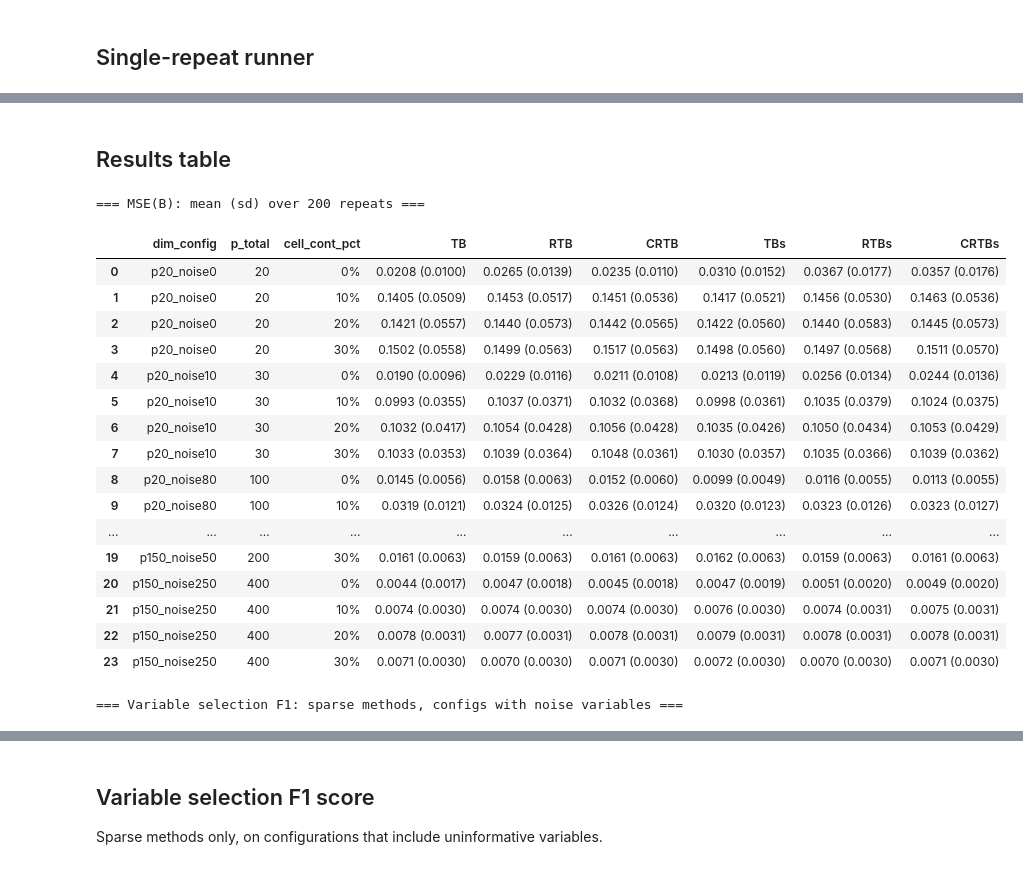
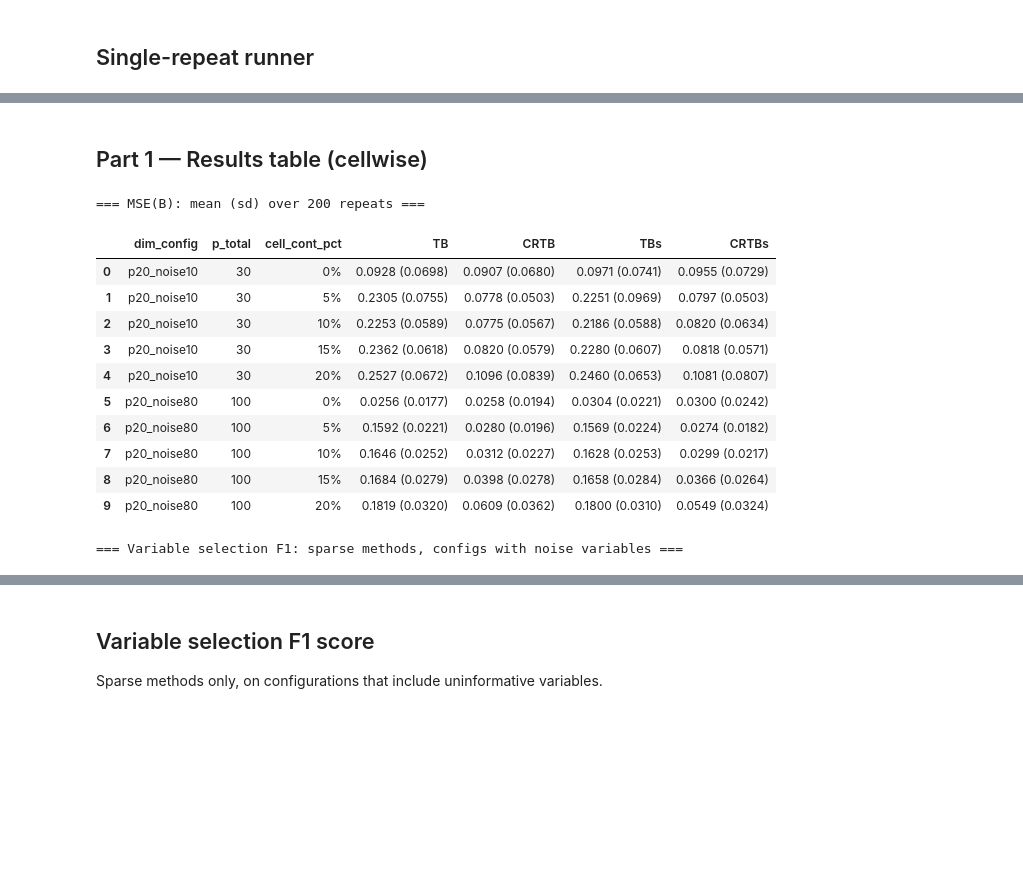
Before and after one commit to SvenSerneels/twoblock, a Jupyter notebook: examples/simulation_crtb.ipynb, the cells around one changed output, grey strips where cells are left out. Saved outputs shown, nothing was run; the diff lists cells and outputs as text; code cells hidden in the pictures; blank space fills up the shorter version.

```diff
--- a/examples/simulation_crtb.ipynb
+++ b/examples/simulation_crtb.ipynb
@@ -195,15 +241,18 @@ X_chk, Y_chk, _ = generate_clean_data(rng_check, n=100, p_signal=20, p_noise=10,
 
 print(f"{'Cell cont. target':>20} {'Actual X cells':>16} {'Actual X rows':>14} {'Actual Y cells':>16} {'Actual Y rows':>14}")
 print("-" * 85)
-for ccp in [0.10, 0.20, 0.30]:
+for ccp in [0.05, 0.10, 0.15, 0.20]:
     rng_v = np.random.default_rng(0)
-    Xc, mx = add_cellwise_outliers_block(X_chk, ccp, 10.0, rng_v, row_rate=0.70)
+    Xc, mx = add_cellwise_outliers_block(X_chk, ccp, 10.0, rng_v, row_rate=0.70, signal_cols=20)
     Yc, my = add_cellwise_outliers_block(Y_chk, ccp, 10.0, rng_v, row_rate=0.70)
     xc_pct = 100 * mx.sum() / mx.size
     xr_pct = 100 * mx.any(axis=1).sum() / mx.shape[0]
     yc_pct = 100 * my.sum() / my.size
     yr_pct = 100 * my.any(axis=1).sum() / my.shape[0]
-    print(f"{ccp*100:>19.0f}%  {xc_pct:>14.1f}%  {xr_pct:>12.1f}%  {yc_pct:>14.1f}%  {yr_pct:>12.1f}%")
+    print(f"{ccp*100:>18.0f}% {xc_pct:>14.1f}% {xr_pct:>12.0f}% {yc_pct:>14.1f}% {yr_pct:>12.0f}%")
+
+print("\nNote: X contamination targets signal columns only (positive shifts).")
+print("Y contamination targets all columns (positive shifts).")
 # %% [output]
    Cell cont. target   Actual X cells  Actual X rows   Actual Y cells  Actual Y rows
 -------------------------------------------------------------------------------------
@@ -369,46 +552,42 @@ KeyboardInterrupt:
 # %% [markdown]
-## Results table
+## Part 1 — Results table (cellwise)
 # %%
-df = ps.DataFrame(all_results)
+df_cw = ps.DataFrame(all_results_cw)
 
 # Format helper: mean (sd)
 def fmt(df, col):
     return df.apply(lambda r: f"{r[col+'_mean']:.4f} ({r[col+'_sd']:.4f})", axis=1)
 
 # MSE table
 print("=== MSE(B): mean (sd) over", n_repeats, "repeats ===")
-mse_table = df[['dim_config', 'p_total', 'cell_cont_pct']].copy()
+mse_table = df_cw[['dim_config', 'p_total', 'cell_cont_pct']].copy()
 mse_table['cell_cont_pct'] = (mse_table['cell_cont_pct'] * 100).astype(int).astype(str) + '%'
-for label, col in [('TB',   'tb_mse'),  ('RTB',  'rtb_mse'),  ('CRTB', 'crtb_mse'),
-                    ('TBs',  'tbs_mse'), ('RTBs', 'rtbs_mse'), ('CRTBs','crtbs_mse')]:
-    mse_table[label] = fmt(df, col)
+for label, col in [('TB',    'tb_mse'),  ('CRTB',  'crtb_mse'),
+                   ('TBs',   'tbs_mse'), ('CRTBs', 'crtbs_mse')]:
+    mse_table[label] = fmt(df_cw, col)
 display(mse_table)
 
 # F1 table — sparse methods, noise configs only
-noise_mask = df['p_noise'] > 0
+noise_mask = df_cw['p_noise'] > 0
 print("\n=== Variable selection F1: sparse methods, configs with noise variables ===")
-f1_table = df.loc[noise_mask, ['dim_config', 'p_signal', 'p_noise', 'cell_cont_pct']].copy()
+f1_table = df_cw.loc[noise_mask, ['dim_config', 'p_signal', 'p_noise', 'cell_cont_pct']].copy()
 f1_table['cell_cont_pct'] = (f1_table['cell_cont_pct'] * 100).astype(int).astype(str) + '%'
-for label, col in [('TBs F1', 'tbs_f1'), ('RTBs F1', 'rtbs_f1'), ('CRTBs F1', 'crtbs_f1')]:
-    f1_table[label] = fmt(df.loc[noise_mask], col)
+for label, col in [('TBs F1', 'tbs_f1'), ('CRTBs F1', 'crtbs_f1')]:
+    f1_table[label] = fmt(df_cw.loc[noise_mask], col)
+f1_table['TBs eta (avg)']  = df_cw.loc[noise_mask, 'tbs_eta_mean'].round(3)
+f1_table['CRTBs eta (avg)'] = df_cw.loc[noise_mask, 'crtbs_eta_mean'].round(3)
 display(f1_table)
 # %% [output]
 === MSE(B): mean (sd) over 200 repeats ===
-|  | dim_config | p_total | cell_cont_pct | TB | RTB | CRTB | TBs | RTBs | CRTBs |
-| 0 | p20_noise0 | 20 | 0% | 0.0208 (0.0100) | 0.0265 (0.0139) | 0.0235 (0.0110) | 0.0310 (0.0152) | 0.0367 (0.0177) | 0.0357 (0.0176) |
-| 1 | p20_noise0 | 20 | 10% | 0.1405 (0.0509) | 0.1453 (0.0517) | 0.1451 (0.0536) | 0.1417 (0.0521) | 0.1456 (0.0530) | 0.1463 (0.0536) |
-| 2 | p20_noise0 | 20 | 20% | 0.1421 (0.0557) | 0.1440 (0.0573) | 0.1442 (0.0565) | 0.1422 (0.0560) | 0.1440 (0.0583) | 0.1445 (0.0573) |
-| 3 | p20_noise0 | 20 | 30% | 0.1502 (0.0558) | 0.1499 (0.0563) | 0.1517 (0.0563) | 0.1498 (0.0560) | 0.1497 (0.0568) | 0.1511 (0.0570) |
-| 4 | p20_noise10 | 30 | 0% | 0.0190 (0.0096) | 0.0229 (0.0116) | 0.0211 (0.0108) | 0.0213 (0.0119) | 0.0256 (0.0134) | 0.0244 (0.0136) |
-| 5 | p20_noise10 | 30 | 10% | 0.0993 (0.0355) | 0.1037 (0.0371) | 0.1032 (0.0368) | 0.0998 (0.0361) | 0.1035 (0.0379) | 0.1024 (0.0375) |
-| 6 | p20_noise10 | 30 | 20% | 0.1032 (0.0417) | 0.1054 (0.0428) | 0.1056 (0.0428) | 0.1035 (0.0426) | 0.1050 (0.0434) | 0.1053 (0.0429) |
-| 7 | p20_noise10 | 30 | 30% | 0.1033 (0.0353) | 0.1039 (0.0364) | 0.1048 (0.0361) | 0.1030 (0.0357) | 0.1035 (0.0366) | 0.1039 (0.0362) |
-| 8 | p20_noise80 | 100 | 0% | 0.0145 (0.0056) | 0.0158 (0.0063) | 0.0152 (0.0060) | 0.0099 (0.0049) | 0.0116 (0.0055) | 0.0113 (0.0055) |
-| 9 | p20_noise80 | 100 | 10% | 0.0319 (0.0121) | 0.0324 (0.0125) | 0.0326 (0.0124) | 0.0320 (0.0123) | 0.0323 (0.0126) | 0.0323 (0.0127) |
-| ... | ... | ... | ... | ... | ... | ... | ... | ... | ... |
-| 19 | p150_noise50 | 200 | 30% | 0.0161 (0.0063) | 0.0159 (0.0063) | 0.0161 (0.0063) | 0.0162 (0.0063) | 0.0159 (0.0063) | 0.0161 (0.0063) |
-| 20 | p150_noise250 | 400 | 0% | 0.0044 (0.0017) | 0.0047 (0.0018) | 0.0045 (0.0018) | 0.0047 (0.0019) | 0.0051 (0.0020) | 0.0049 (0.0020) |
-| 21 | p150_noise250 | 400 | 10% | 0.0074 (0.0030) | 0.0074 (0.0030) | 0.0074 (0.0030) | 0.0076 (0.0030) | 0.0074 (0.0031) | 0.0075 (0.0031) |
-| 22 | p150_noise250 | 400 | 20% | 0.0078 (0.0031) | 0.0077 (0.0031) | 0.0078 (0.0031) | 0.0079 (0.0031) | 0.0078 (0.0031) | 0.0078 (0.0031) |
-| 23 | p150_noise250 | 400 | 30% | 0.0071 (0.0030) | 0.0070 (0.0030) | 0.0071 (0.0030) | 0.0072 (0.0030) | 0.0070 (0.0030) | 0.0071 (0.0030) |
+|  | dim_config | p_total | cell_cont_pct | TB | CRTB | TBs | CRTBs |
+| 0 | p20_noise10 | 30 | 0% | 0.0928 (0.0698) | 0.0907 (0.0680) | 0.0971 (0.0741) | 0.0955 (0.0729) |
+| 1 | p20_noise10 | 30 | 5% | 0.2305 (0.0755) | 0.0778 (0.0503) | 0.2251 (0.0969) | 0.0797 (0.0503) |
+| 2 | p20_noise10 | 30 | 10% | 0.2253 (0.0589) | 0.0775 (0.0567) | 0.2186 (0.0588) | 0.0820 (0.0634) |
+| 3 | p20_noise10 | 30 | 15% | 0.2362 (0.0618) | 0.0820 (0.0579) | 0.2280 (0.0607) | 0.0818 (0.0571) |
+| 4 | p20_noise10 | 30 | 20% | 0.2527 (0.0672) | 0.1096 (0.0839) | 0.2460 (0.0653) | 0.1081 (0.0807) |
+| 5 | p20_noise80 | 100 | 0% | 0.0256 (0.0177) | 0.0258 (0.0194) | 0.0304 (0.0221) | 0.0300 (0.0242) |
+| 6 | p20_noise80 | 100 | 5% | 0.1592 (0.0221) | 0.0280 (0.0196) | 0.1569 (0.0224) | 0.0274 (0.0182) |
+| 7 | p20_noise80 | 100 | 10% | 0.1646 (0.0252) | 0.0312 (0.0227) | 0.1628 (0.0253) | 0.0299 (0.0217) |
+| 8 | p20_noise80 | 100 | 15% | 0.1684 (0.0279) | 0.0398 (0.0278) | 0.1658 (0.0284) | 0.0366 (0.0264) |
+| 9 | p20_noise80 | 100 | 20% | 0.1819 (0.0320) | 0.0609 (0.0362) | 0.1800 (0.0310) | 0.0549 (0.0324) |
 === Variable selection F1: sparse methods, configs with noise variables ===
```
Also changed, not shown: parts of 35 cells of this notebook, 6 other files.
